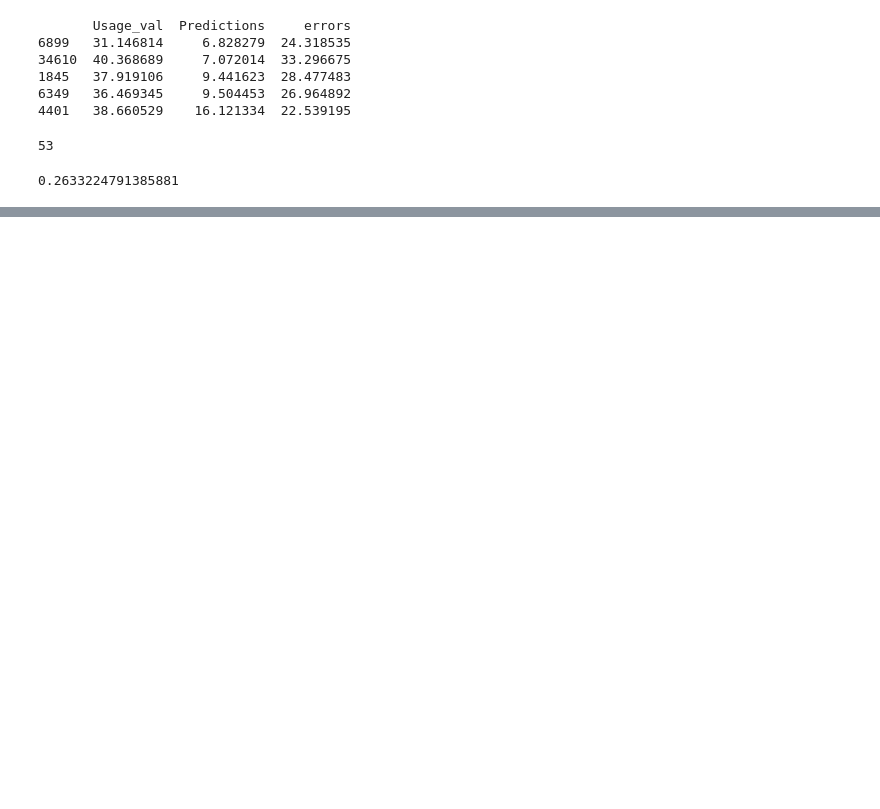
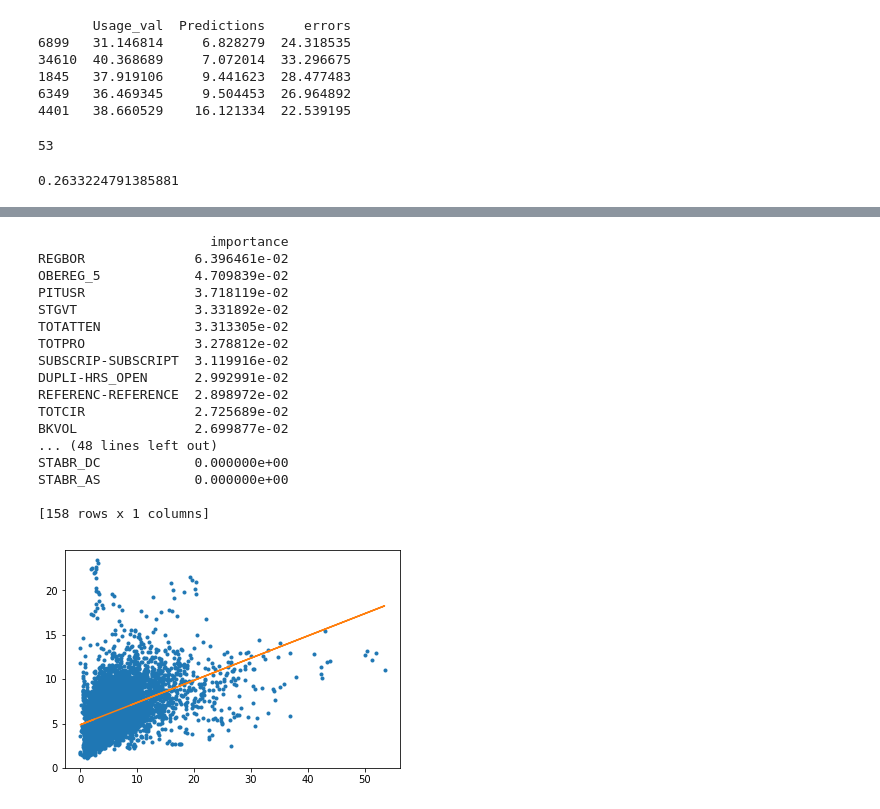
Before and after one commit to olgabane/Insight2019_LibraryProject, a Jupyter notebook: Library_Week3_Notebook5_RFContinuation.ipynb, the cells around one changed output, grey strips where cells are left out. Saved outputs shown, nothing was run; the diff lists cells and outputs as text; code cells hidden in the pictures; blank space fills up the shorter version.

```diff
--- a/Library_Week3_Notebook5_RFContinuation.ipynb
+++ b/Library_Week3_Notebook5_RFContinuation.ipynb
@@ -2032,0 +2152,80 @@ df_TEST_lowuseonly.shape
+# %%
+#change random state - does this change predictions a lot?
+rfmodel = RandomForestRegressor(n_estimators = 100, random_state = 10, max_depth = 60)
+
+X = Concat_w_dummies_noNaN_noSpace_ri_DropOutliers.drop(columns = ['Usage', 'POPU-POPU_LSA'])
+y = Concat_w_dummies_noNaN_noSpace_ri_DropOutliers['Usage']
+
+X_train = X.drop(X.index[flattened_Indexlist])
+y_train = y.drop(y.index[flattened_Indexlist])
+X_test = X.loc[flattened_Indexlist]
+y_test = y.loc[flattened_Indexlist]
+
+#Train model on TRAIN set
+rfmodel.fit(X_train, y_train);
+
+#Test model on TEST set (this is the right this to do)
+predictions = rfmodel.predict(X_test)
+errors = abs(predictions - y_test)
+#df of predictions, labels and errors
+df_TEST = pd.DataFrame()
+df_TEST['Usage_val'] = y_test
+df_TEST['Predictions'] = predictions
+df_TEST['errors'] = (list(errors))
+
+#Test model on TRAIN set (this is technically the wrong thing to do, but still informative)
+predictions = rfmodel.predict(X_train)
+errors = abs(predictions - y_train)
+#df of predictions, labels and errors
+df_TRAIN = pd.DataFrame()
+df_TRAIN['Usage_val'] = y_train
+df_TRAIN['Predictions'] = predictions
+df_TRAIN['errors'] = (list(errors))
+
+#Get feature importance
+feature_importances = pd.DataFrame(rfmodel.feature_importances_,
+                                   index = X_train.columns,
+                                    columns=['importance']).sort_values('importance', ascending=False)
+print(feature_importances)
+
+#Plot df_TEST Usage vs. Prediction:
+# Data
+x = df_TEST.iloc[:, 0]
+y = df_TEST.iloc[:, 1]
+# Fit with polyfit
+b, m = polyfit(x, y, 1)
+plt.plot(x, y, '.')
+plt.plot(x, b + m * x, '-')
+plt.show()
+
+#Plot df_TRAIN Usage vs. Prediction:
+# Data
+x = df_TRAIN.iloc[:, 0]
+y = df_TRAIN.iloc[:, 1]
+# Fit with polyfit
+b, m = polyfit(x, y, 1)
+plt.plot(x, y, '.')
+plt.plot(x, b + m * x, '-')
+plt.show()
+
+print("Score for Test set: ", rfmodel.score(X_test, y_test))
+print("Score for Train set: ", rfmodel.score(X_train, y_train))
+# %% [output]
+                      importance
+REGBOR              6.396461e-02
+OBEREG_5            4.709839e-02
+PITUSR              3.718119e-02
+STGVT               3.331892e-02
+TOTATTEN            3.313305e-02
+TOTPRO              3.278812e-02
+SUBSCRIP-SUBSCRIPT  3.119916e-02
+DUPLI-HRS_OPEN      2.992991e-02
+REFERENC-REFERENCE  2.898972e-02
+TOTCIR              2.725689e-02
+BKVOL               2.699877e-02
+... (48 lines left out)
+STABR_DC            0.000000e+00
+STABR_AS            0.000000e+00
+
+[158 rows x 1 columns]
+[figure, added]
```
Also changed, not shown: parts of 9 cells of this notebook.
